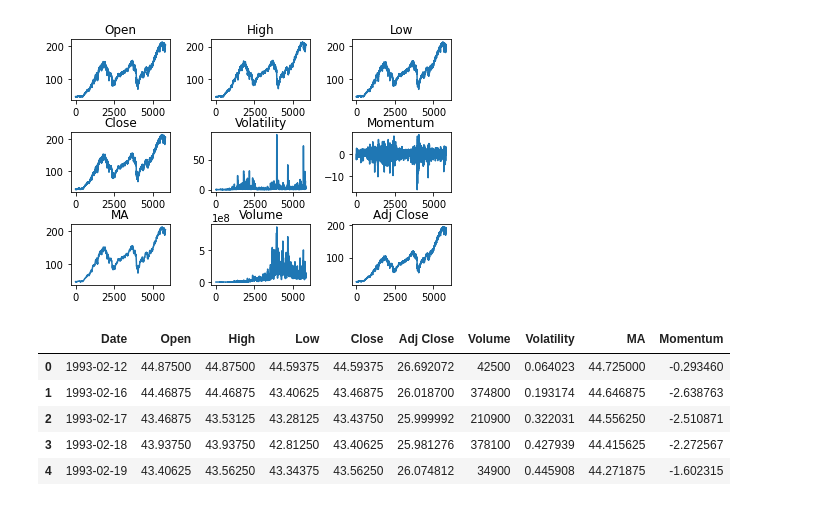
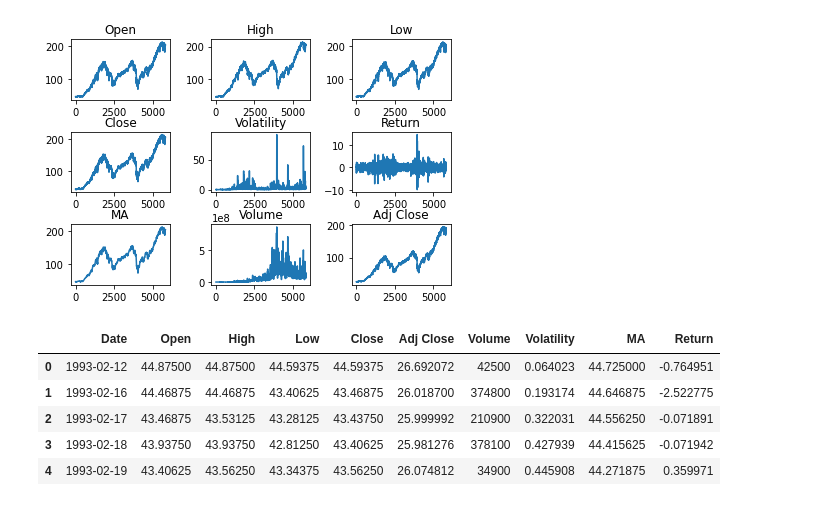
Before and after one commit to Marblez/HMM_Trading, a Jupyter notebook: hmm.ipynb, the cells around one changed output. Saved outputs shown, nothing was run; the diff lists cells and outputs as text; code cells hidden in the pictures.

Commit message:
Plot Results

```diff
--- a/hmm.ipynb
+++ b/hmm.ipynb
@@ -18,27 +18,27 @@ Volatility = []
 # MA is the 10 day SMA
 MA = []
 
-# Momentum is the current_close/10_day_SMA (
-# Subtract 1 and multiplied by 100 to get +/- percentage for pos/neg momentum)
-Momentum = []
+# Return is the single-day percentage return
+Return = []
 ma_sum = 0;
 
 # Warming up data for moving average and volatility calculations
 for i in range (0, 10):
     Volatility.append(0);
     MA.append(0);
-    Momentum.append(0);
+    Return.append(0);
     ma_sum += df['Close'][i];
 
-# Filling in data for momentum, moving average, and volatility
+# Filling in data for return, moving average, and volatility
 for ind in df.index:
     if ind >= 10:
         tail_close = df['Close'][ind-10];
+        prev_close = df['Close'][ind-1];
         head_close = df['Close'][ind];
         ma_sum = (ma_sum - tail_close + head_close);
         ma_curr = ma_sum/10;
         MA.append(ma_curr);
-        Momentum.append((head_close/ma_curr-1)*100);
+        Return.append(((head_close-prev_close)/prev_close)*100);
         #Computing Volatility
         vol_sum = 0;
         for i in range (0,10):
@@ -49,7 +49,7 @@ for ind in df.index:
 # Adding columns to dataframe
 df['Volatility'] = Volatility;
 df['MA'] = MA;
-df['Momentum'] = Momentum;
+df['Return'] = Return;
 # %%
 # Dataframe readjustment
 df = df.drop(range(0,10));
@@ -64,37 +64,37 @@ training = df.drop(range(5828, 6828))
 # %%
 fig, a =  plt.subplots(3,3)
 x = np.arange(1,5)
 fig.tight_layout()
 a[0][0].plot(range(0,5828), training.iloc[:,1])
 a[0][0].set_title('Open')
 a[0][1].plot(range(0,5828), training.iloc[:,2])
 a[0][1].set_title('High')
 a[0][2].plot(range(0,5828), training.iloc[:,3])
 a[0][2].set_title('Low')
 a[1][0].plot(range(0,5828), training.iloc[:,4])
 a[1][0].set_title('Close')
 a[1][1].plot(range(0,5828), training.iloc[:,7])
 a[1][1].set_title('Volatility')
 a[1][2].plot(range(0,5828), training.iloc[:,9])
-a[1][2].set_title('Momentum')
+a[1][2].set_title('Return')
 a[2][0].plot(range(0,5828), training.iloc[:,8])
 a[2][0].set_title('MA')
 a[2][1].plot(range(0,5828), training.iloc[:,6])
 a[2][1].set_title('Volume')
 a[2][2].plot(range(0,5828), training.iloc[:,5])
 a[2][2].set_title('Adj Close')
 plt.show()
 # %% [output]
-[figure, old version]
+[figure, new version]
 # %%
 df.head()
 # %% [output]
-|  | Date | Open | High | Low | Close | Adj Close | Volume | Volatility | MA | Momentum |
-| 0 | 1993-02-12 | 44.87500 | 44.87500 | 44.59375 | 44.59375 | 26.692072 | 42500 | 0.064023 | 44.725000 | -0.293460 |
-| 1 | 1993-02-16 | 44.46875 | 44.46875 | 43.40625 | 43.46875 | 26.018700 | 374800 | 0.193174 | 44.646875 | -2.638763 |
-| 2 | 1993-02-17 | 43.46875 | 43.53125 | 43.28125 | 43.43750 | 25.999992 | 210900 | 0.322031 | 44.556250 | -2.510871 |
-| 3 | 1993-02-18 | 43.93750 | 43.93750 | 42.81250 | 43.40625 | 25.981276 | 378100 | 0.427939 | 44.415625 | -2.272567 |
-| 4 | 1993-02-19 | 43.40625 | 43.56250 | 43.34375 | 43.56250 | 26.074812 | 34900 | 0.445908 | 44.271875 | -1.602315 |
+|  | Date | Open | High | Low | Close | Adj Close | Volume | Volatility | MA | Return |
+| 0 | 1993-02-12 | 44.87500 | 44.87500 | 44.59375 | 44.59375 | 26.692072 | 42500 | 0.064023 | 44.725000 | -0.764951 |
+| 1 | 1993-02-16 | 44.46875 | 44.46875 | 43.40625 | 43.46875 | 26.018700 | 374800 | 0.193174 | 44.646875 | -2.522775 |
+| 2 | 1993-02-17 | 43.46875 | 43.53125 | 43.28125 | 43.43750 | 25.999992 | 210900 | 0.322031 | 44.556250 | -0.071891 |
+| 3 | 1993-02-18 | 43.93750 | 43.93750 | 42.81250 | 43.40625 | 25.981276 | 378100 | 0.427939 | 44.415625 | -0.071942 |
+| 4 | 1993-02-19 | 43.40625 | 43.56250 | 43.34375 | 43.56250 | 26.074812 | 34900 | 0.445908 | 44.271875 | 0.359971 |
 # %%
 # Creating the Hidden Markov Model
 model = hmm.GaussianHMM(n_components = hidden_states, covariance_type="full", n_iter = em_iterations);
```
Also changed, not shown: parts of 9 cells of this notebook.
